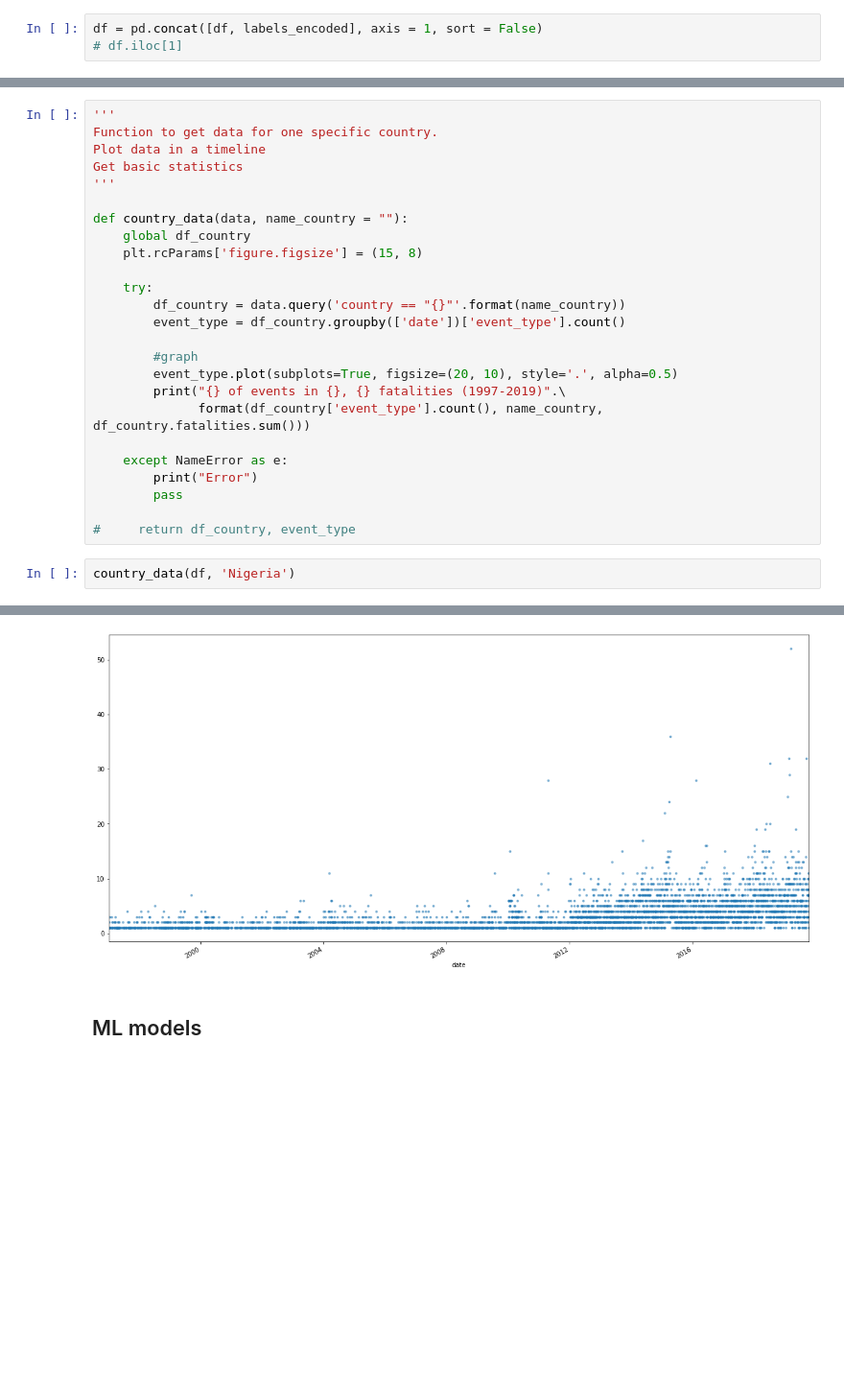
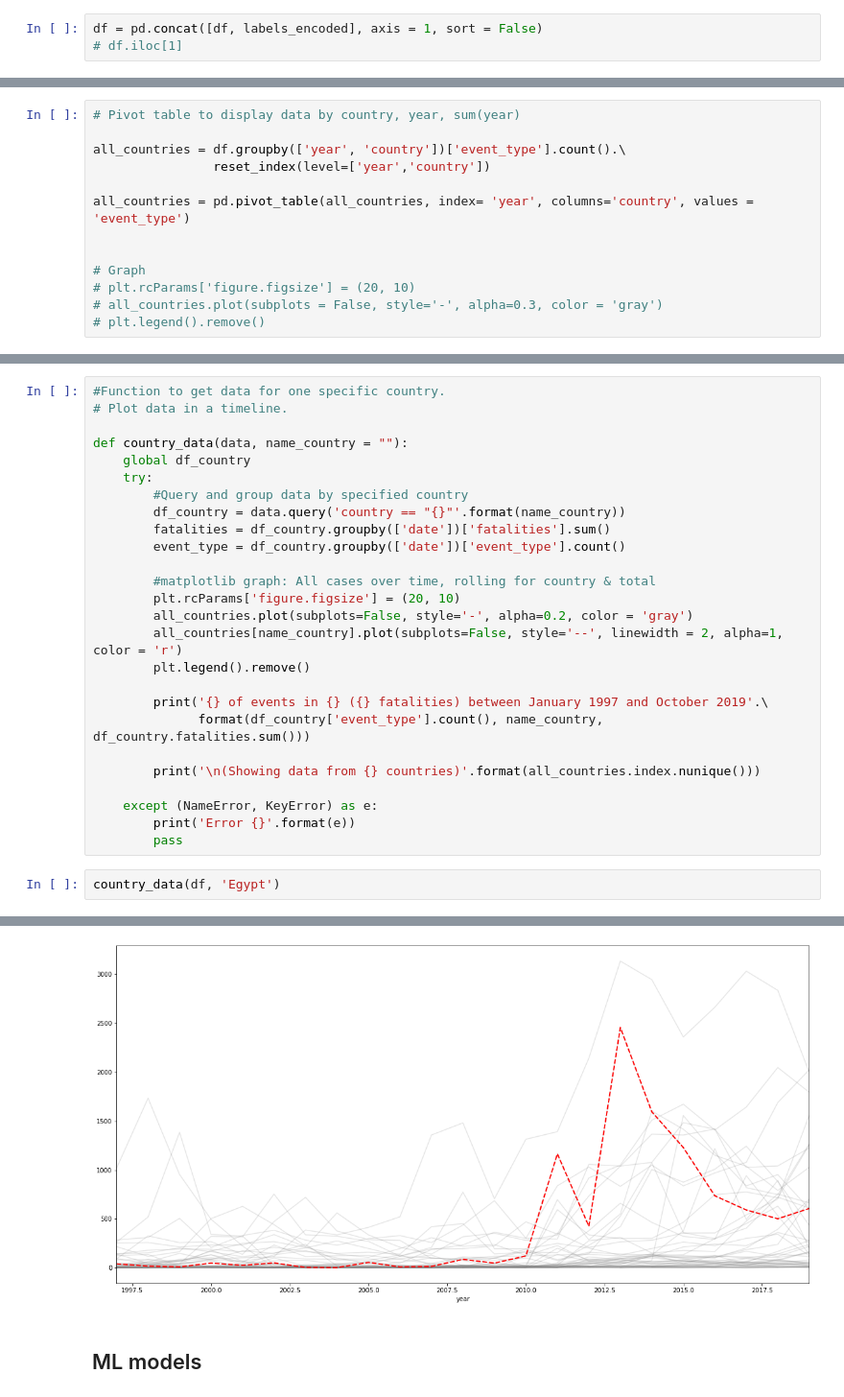
Before and after one commit to cmdelaserna/press-freedom, a Jupyter notebook: notebooks/ACLED data - Africa dataset.ipynb, the cells around one changed output, grey strips where cells are left out. Shown at 96% size. Cells and saved outputs as stored; diff of their text form; blank space fills up the shorter version.

Commit message:
function created to plot data from specific country with all the other countries plotted for reference

```diff
--- a/notebooks/ACLED data - Africa dataset.ipynb
+++ b/notebooks/ACLED data - Africa dataset.ipynb
@@ -145,0 +145,13 @@ df = pd.concat([df, labels_encoded], axis = 1, sort = False)
+# %%
+# Pivot table to display data by country, year, sum(year)
+
+all_countries = df.groupby(['year', 'country'])['event_type'].count().\
+                reset_index(level=['year','country'])
+
+all_countries = pd.pivot_table(all_countries, index= 'year', columns='country', values = 'event_type')
+
+
+# Graph
+# plt.rcParams['figure.figsize'] = (20, 10)
+# all_countries.plot(subplots = False, style='-', alpha=0.3, color = 'gray')
+# plt.legend().remove()
@@ -146,28 +175,29 @@ df = pd.concat([df, labels_encoded], axis = 1, sort = False)
 # %%
-'''
-Function to get data for one specific country.
-Plot data in a timeline
-Get basic statistics
-'''
+#Function to get data for one specific country.
+# Plot data in a timeline.
 
 def country_data(data, name_country = ""):
     global df_country
-    plt.rcParams['figure.figsize'] = (15, 8)
-
     try:
+        #Query and group data by specified country
         df_country = data.query('country == "{}"'.format(name_country))
+        fatalities = df_country.groupby(['date'])['fatalities'].sum()
         event_type = df_country.groupby(['date'])['event_type'].count()
 
-        #graph
-        event_type.plot(subplots=True, figsize=(20, 10), style='.', alpha=0.5)
-        print("{} of events in {}, {} fatalities (1997-2019)".\
+        #matplotlib graph: All cases over time, rolling for country & total
+        plt.rcParams['figure.figsize'] = (20, 10)
+        all_countries.plot(subplots=False, style='-', alpha=0.2, color = 'gray')
+        all_countries[name_country].plot(subplots=False, style='--', linewidth = 2, alpha=1, color = 'r')
+        plt.legend().remove()
+
+        print('{} of events in {} ({} fatalities) between January 1997 and October 2019'.\
               format(df_country['event_type'].count(), name_country, df_country.fatalities.sum()))
 
-    except NameError as e:
-        print("Error")
+        print('\n(Showing data from {} countries)'.format(all_countries.index.nunique()))
+
+    except (NameError, KeyError) as e:
+        print('Error {}'.format(e))
         pass
-
-#     return df_country, event_type
 # %%
-country_data(df, 'Nigeria')
+country_data(df, 'Egypt')
 # %% [output]
@@ -175,4 +207,4 @@ country_data(df, 'Nigeria')
-[figure, old version]
+[figure, new version]
 # %% [markdown]
 ## ML models
 # %%
```
Also changed, not shown: parts of 12 cells of this notebook.
